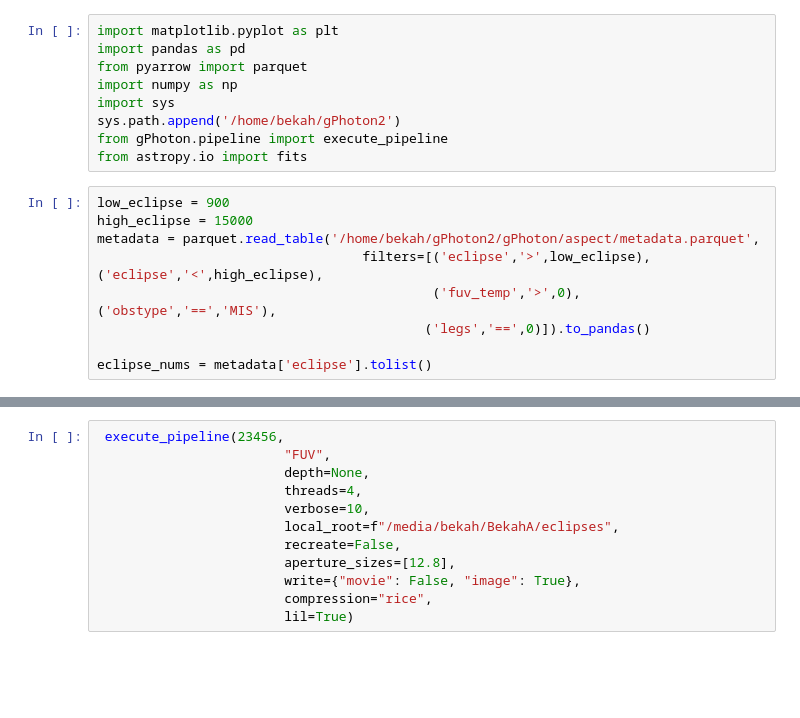
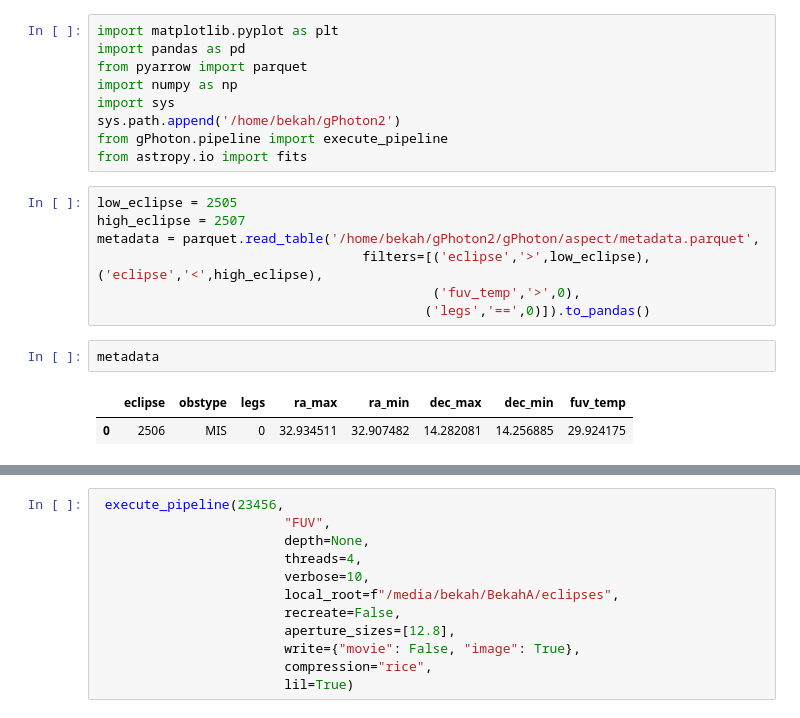
Before and after one commit to MillionConcepts/glcat, a Jupyter notebook: FUV_NUV_Offset.ipynb, the cells around one changed output, grey strips where cells are left out. Cells and saved outputs as stored; diff of their text form; blank space fills up the shorter version.

```diff
--- a/FUV_NUV_Offset.ipynb
+++ b/FUV_NUV_Offset.ipynb
@@ -8,11 +8,14 @@ sys.path.append('/home/bekah/gPhoton2')
 from gPhoton.pipeline import execute_pipeline
 from astropy.io import fits
 # %%
-low_eclipse = 900
-high_eclipse = 15000
+low_eclipse = 2505
+high_eclipse = 2507
 metadata = parquet.read_table('/home/bekah/gPhoton2/gPhoton/aspect/metadata.parquet',
                                   filters=[('eclipse','>',low_eclipse),('eclipse','<',high_eclipse),
-                                           ('fuv_temp','>',0), ('obstype','==','MIS'),
+                                           ('fuv_temp','>',0),
                                           ('legs','==',0)]).to_pandas()
-
-eclipse_nums = metadata['eclipse'].tolist()
+# %%
+metadata
+# %% [output]
+|  | eclipse | obstype | legs | ra_max | ra_min | dec_max | dec_min | fuv_temp |
+| 0 | 2506 | MIS | 0 | 32.934511 | 32.907482 | 14.282081 | 14.256885 | 29.924175 |
```
Also changed, not shown: parts of 1 cell of this notebook, 6 other files.
